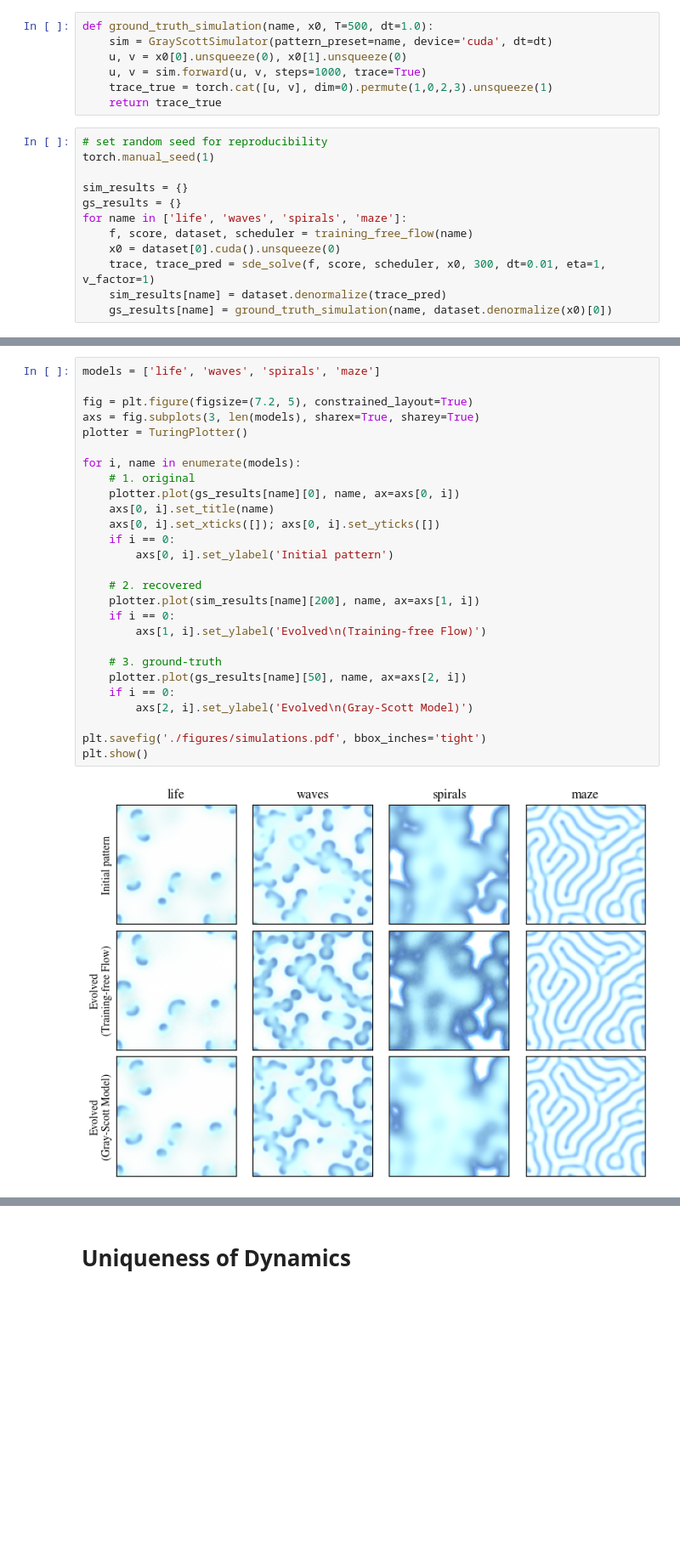
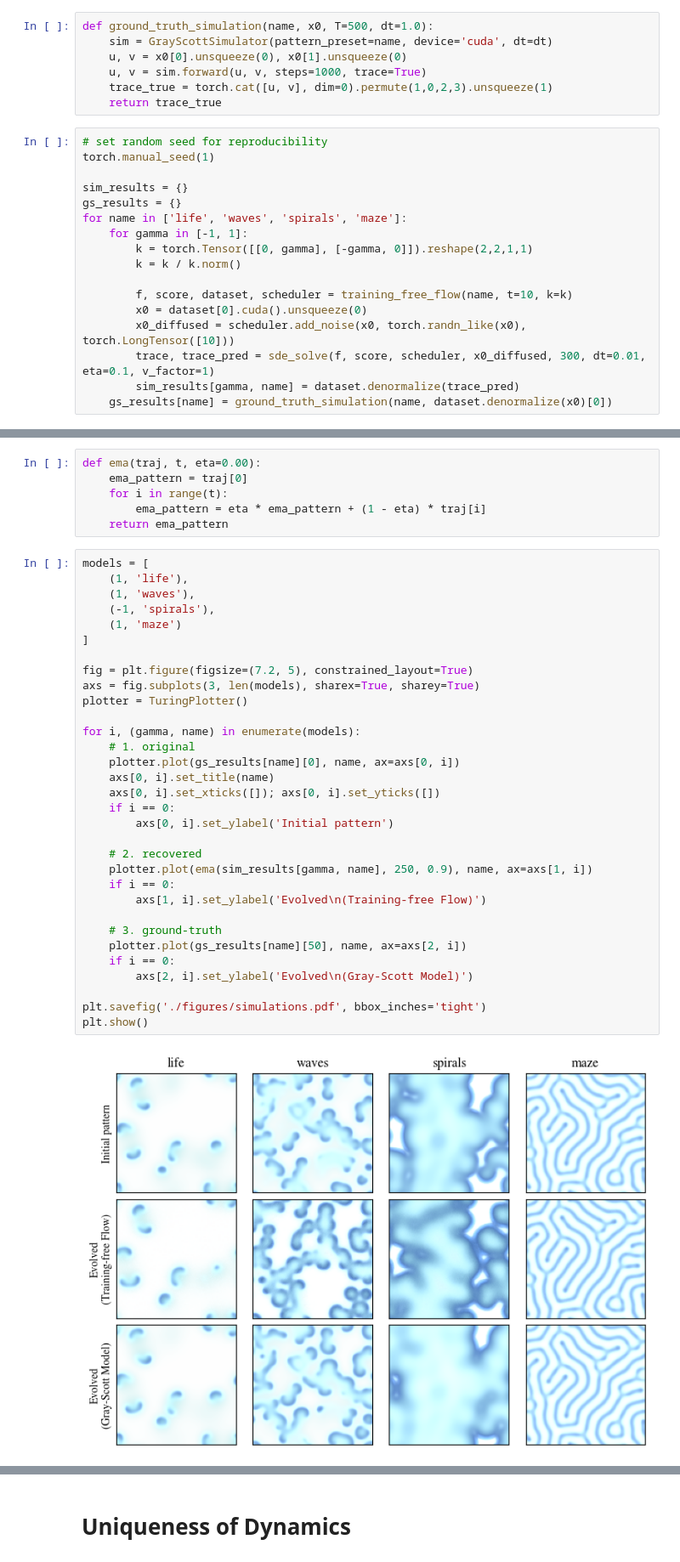
Before and after one commit to Zhangyanbo/pattern_to_dynamics, a Jupyter notebook: 2D_continous/training_free_turing.ipynb, the cells around one changed output, grey strips where cells are left out. Shown at 85% size. Cells and saved outputs as stored; diff of their text form; blank space fills up the shorter version.

```diff
--- a/2D_continous/training_free_turing.ipynb
+++ b/2D_continous/training_free_turing.ipynb
@@ -32,10 +32,15 @@ torch.manual_seed(1)
 sim_results = {}
 gs_results = {}
 for name in ['life', 'waves', 'spirals', 'maze']:
-    f, score, dataset, scheduler = training_free_flow(name)
-    x0 = dataset[0].cuda().unsqueeze(0)
-    trace, trace_pred = sde_solve(f, score, scheduler, x0, 300, dt=0.01, eta=1, v_factor=1)
-    sim_results[name] = dataset.denormalize(trace_pred)
+    for gamma in [-1, 1]:
+        k = torch.Tensor([[0, gamma], [-gamma, 0]]).reshape(2,2,1,1)
+        k = k / k.norm()
+
+        f, score, dataset, scheduler = training_free_flow(name, t=10, k=k)
+        x0 = dataset[0].cuda().unsqueeze(0)
+        x0_diffused = scheduler.add_noise(x0, torch.randn_like(x0), torch.LongTensor([10]))
+        trace, trace_pred = sde_solve(f, score, scheduler, x0_diffused, 300, dt=0.01, eta=0.1, v_factor=1)
+        sim_results[gamma, name] = dataset.denormalize(trace_pred)
     gs_results[name] = ground_truth_simulation(name, dataset.denormalize(x0)[0])
 # %% [output]
 Dataset loaded from ./turing_pattern/data/life_128x128.pt
@@ -57,29 +78,40 @@ Samples: 8192, Size: 128x128
+# %%
+def ema(traj, t, eta=0.00):
+    ema_pattern = traj[0]
+    for i in range(t):
+        ema_pattern = eta * ema_pattern + (1 - eta) * traj[i]
+    return ema_pattern
 # %%
-models = ['life', 'waves', 'spirals', 'maze']
+models = [
+    (1, 'life'),
+    (1, 'waves'),
+    (-1, 'spirals'),
+    (1, 'maze')
+]
 
 fig = plt.figure(figsize=(7.2, 5), constrained_layout=True)
 axs = fig.subplots(3, len(models), sharex=True, sharey=True)
 plotter = TuringPlotter()
 
-for i, name in enumerate(models):
+for i, (gamma, name) in enumerate(models):
     # 1. original
     plotter.plot(gs_results[name][0], name, ax=axs[0, i])
     axs[0, i].set_title(name)
     axs[0, i].set_xticks([]); axs[0, i].set_yticks([])
     if i == 0:
         axs[0, i].set_ylabel('Initial pattern')
 
     # 2. recovered
-    plotter.plot(sim_results[name][200], name, ax=axs[1, i])
+    plotter.plot(ema(sim_results[gamma, name], 250, 0.9), name, ax=axs[1, i])
     if i == 0:
         axs[1, i].set_ylabel('Evolved\n(Training-free Flow)')
 
     # 3. ground-truth
     plotter.plot(gs_results[name][50], name, ax=axs[2, i])
     if i == 0:
         axs[2, i].set_ylabel('Evolved\n(Gray-Scott Model)')
 
 plt.savefig('./figures/simulations.pdf', bbox_inches='tight')
 plt.show()
 # %% [output]
-[figure, old version]
+[figure, new version]
```
Also changed, not shown: parts of 21 cells of this notebook.
